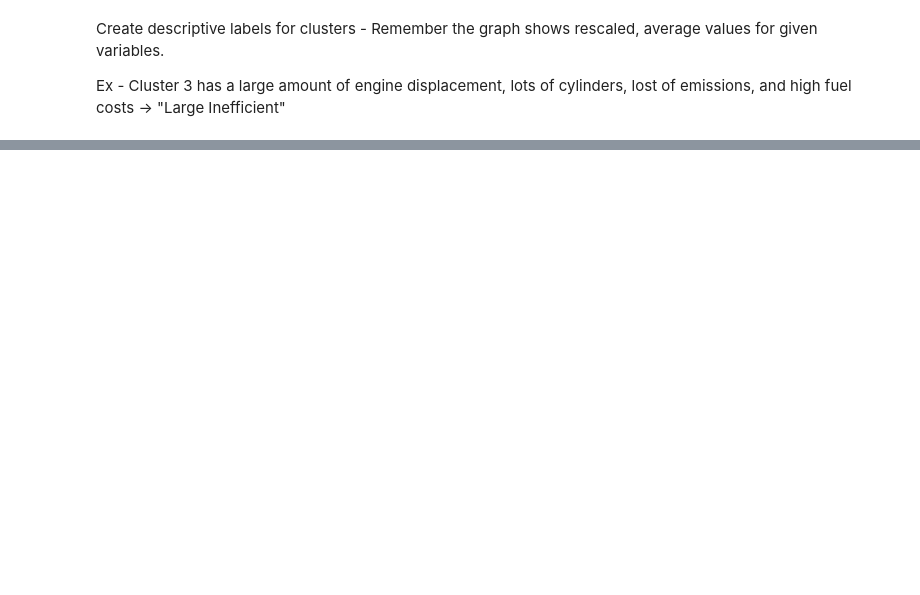
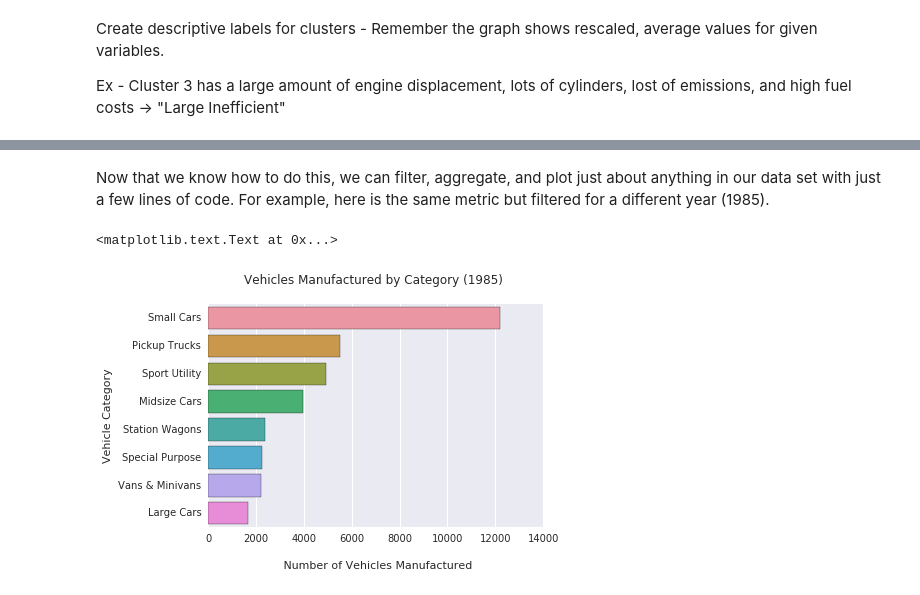
Before and after one commit to just4jc/Logistic-Regression-Using-CNNs, a Jupyter notebook: Data_Exploratory_Tool.ipynb, the cells around one changed output, grey strips where cells are left out. Drawn from its saved outputs; the diff is of its cells as text; code cells hidden in the pictures; blank space fills up the shorter version.

```diff
--- a/Data_Exploratory_Tool.ipynb
+++ b/Data_Exploratory_Tool.ipynb
@@ -396,0 +424,12 @@ vehicles.head()
+# %% [markdown]
+Now that we know how to do this, we can filter, aggregate, and plot just about anything in our data set with just a few lines of code. For example, here is the same metric but filtered for a different year (1985).
+# %%
+vehicles_1985 = vehicles[vehicles['Year']==1985]
+category_counts = agg_count(vehicles, 'Vehicle Category')
+
+ax = sns.barplot(data=category_counts, x='Count', y='Vehicle Category')
+ax.set(xlabel='\n Number of Vehicles Manufactured')
+sns.plt.title('Vehicles Manufactured by Category (1985) \n')
+# %% [output]
+<matplotlib.text.Text at 0x...>
+[figure, added]
```
Also changed, not shown: parts of 49 cells of this notebook.
